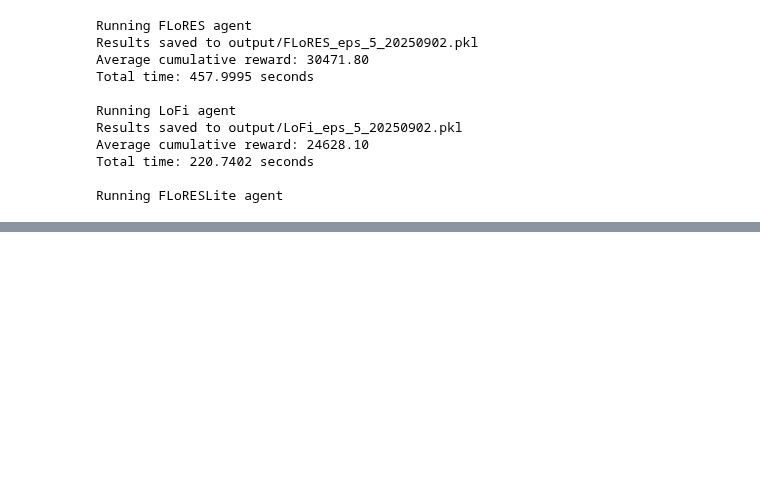
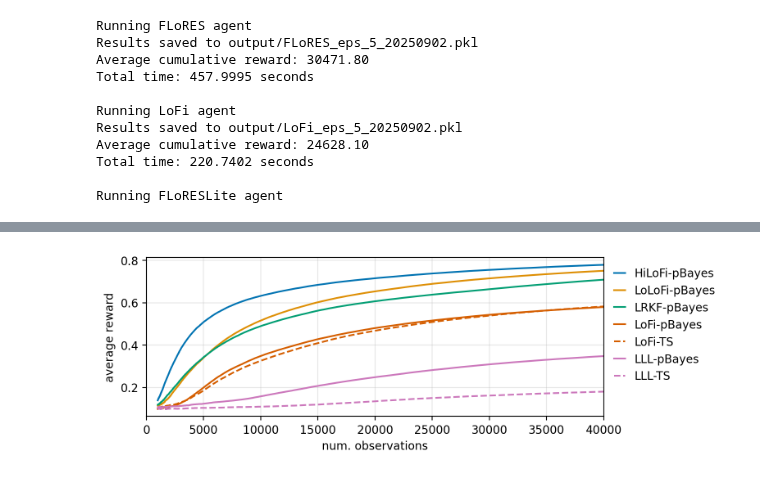
Before and after one commit to gerdm/low-rank-last-layer-inference, a Jupyter notebook: experiments/07-mnist-bandit-new.ipynb, the cells around one changed output, grey strips where cells are left out. Saved outputs shown, nothing was run; the diff lists cells and outputs as text; code cells hidden in the pictures; blank space fills up the shorter version.

```diff
--- a/experiments/07-mnist-bandit-new.ipynb
+++ b/experiments/07-mnist-bandit-new.ipynb
@@ -183,3 +172,30 @@ res_methods
+# %%
+colors = sns.color_palette("colorblind")
+# %%
+agents_target = ["HiLoFi", "LoLoFi", "LRKF", "LoFi", "adamw"]
+# %%
+fig, ax = plt.subplots(figsize=(7.2, 4.2 * 0.6))
+
+for color, agent in zip(colors, agents_target):
+    name_pbayes = f"{agent}-pBayes"
+    name_ts = f"{agent}-ts"
+
+    label = name_pbayes.replace("adamw", "LLL")
+    plot_rewards(rewards_all[name_pbayes], hatch="x", color=color, label=label)
+
+    if name_ts in rewards_all:
+        label = name_ts.replace("adamw", "LLL").replace("ts", "TS")
+        plot_rewards(rewards_all[name_ts], hatch="x", color=color, linestyle="--", label=label)
+
+
+plt.legend(ncol=1, handlelength=1, bbox_to_anchor=(1,1), frameon=False)
+plt.xlabel("num. observations")
+plt.ylabel("average reward")
+plt.grid(alpha=0.3)
+plt.xlim(0, 40_000)
+plt.savefig("../figures/mnist-bandit-reward.png", dpi=300, bbox_inches="tight")
+# %% [output]
+[figure, added]
 # %%
 table = res_methods.loc[["regret", "minutes", "sampling", "agent"]].T
 table
```
Also changed, not shown: parts of 13 cells of this notebook.
